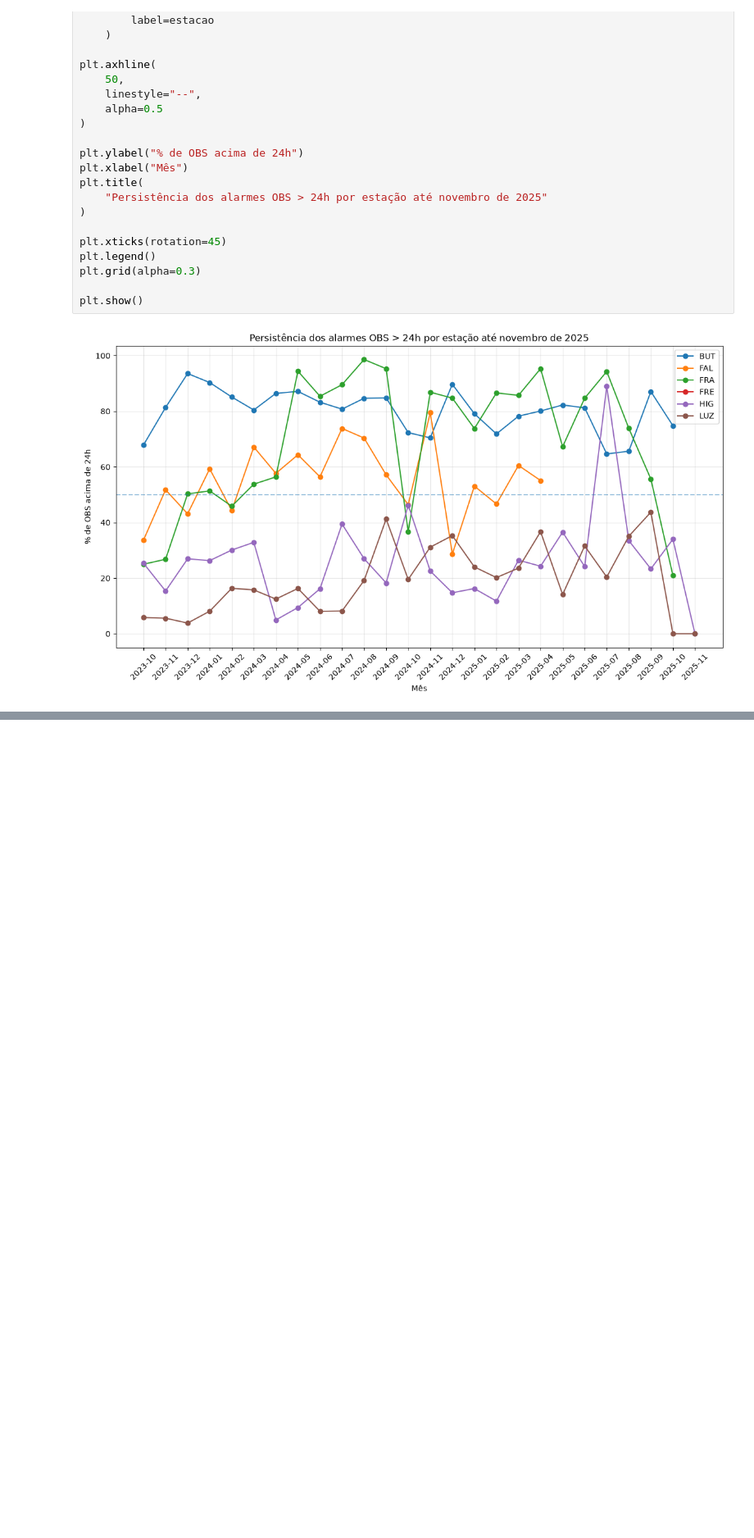
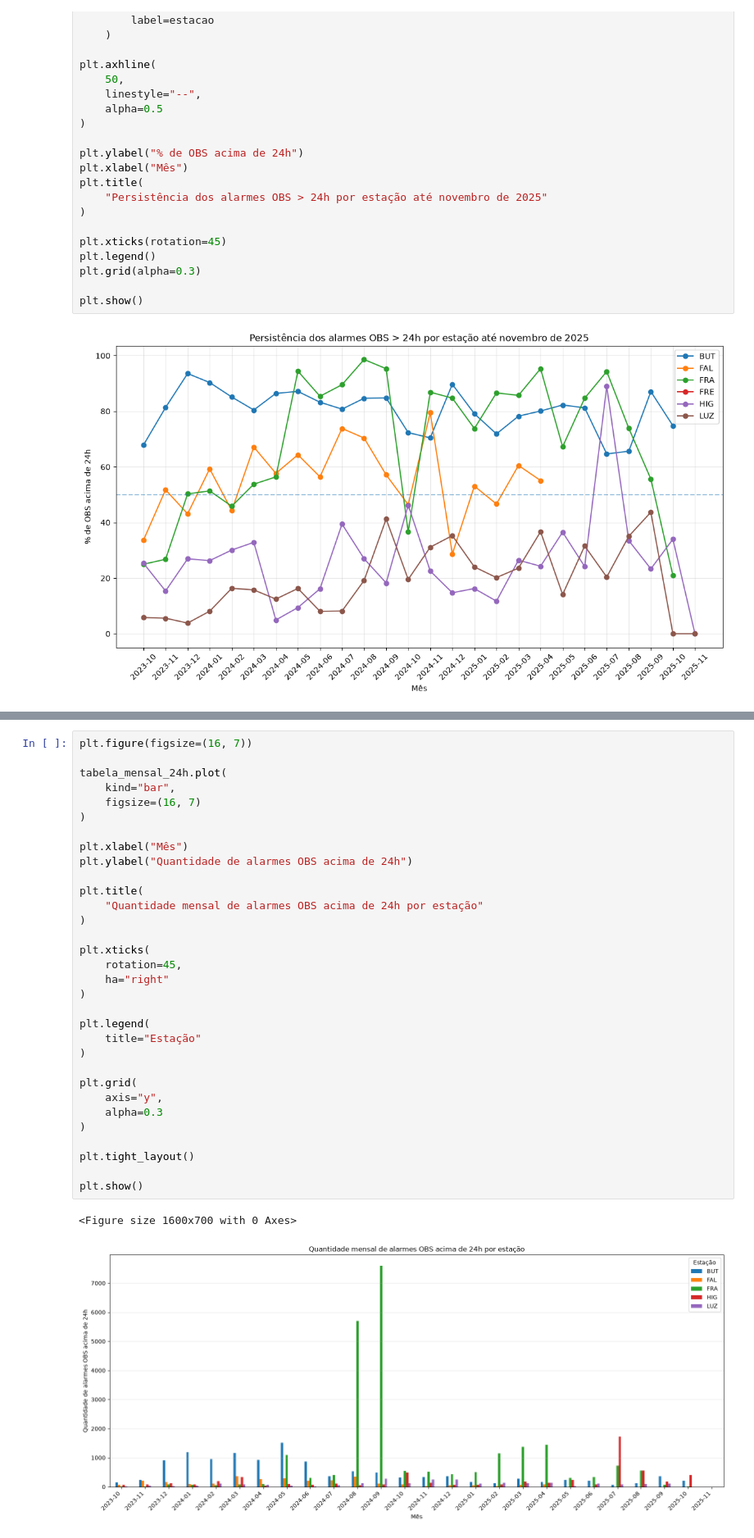
Before and after one commit to joaocardosodias/Lumem, a Jupyter notebook: eda/hipoteses/hipótese_5.ipynb, the cells around one changed output, grey strips where cells are left out. Shown at 82% size. Drawn from its saved outputs; the diff is of its cells as text; blank space fills up the shorter version.

```diff
--- a/eda/hipoteses/hipótese_5.ipynb
+++ b/eda/hipoteses/hipótese_5.ipynb
@@ -4715,3 +4824,38 @@ plt.show()
+# %%
+plt.figure(figsize=(16, 7))
+
+tabela_mensal_24h.plot(
+    kind="bar",
+    figsize=(16, 7)
+)
+
+plt.xlabel("Mês")
+plt.ylabel("Quantidade de alarmes OBS acima de 24h")
+
+plt.title(
+    "Quantidade mensal de alarmes OBS acima de 24h por estação"
+)
+
+plt.xticks(
+    rotation=45,
+    ha="right"
+)
+
+plt.legend(
+    title="Estação"
+)
+
+plt.grid(
+    axis="y",
+    alpha=0.3
+)
+
+plt.tight_layout()
+
+plt.show()
+# %% [output]
+<Figure size 1600x700 with 0 Axes>
+[figure, added]
 # %% [markdown]
 # Passo 14. Conclusão geral das hipóteses
 
```
Also changed, not shown: parts of 3 cells of this notebook, 2 other files.
